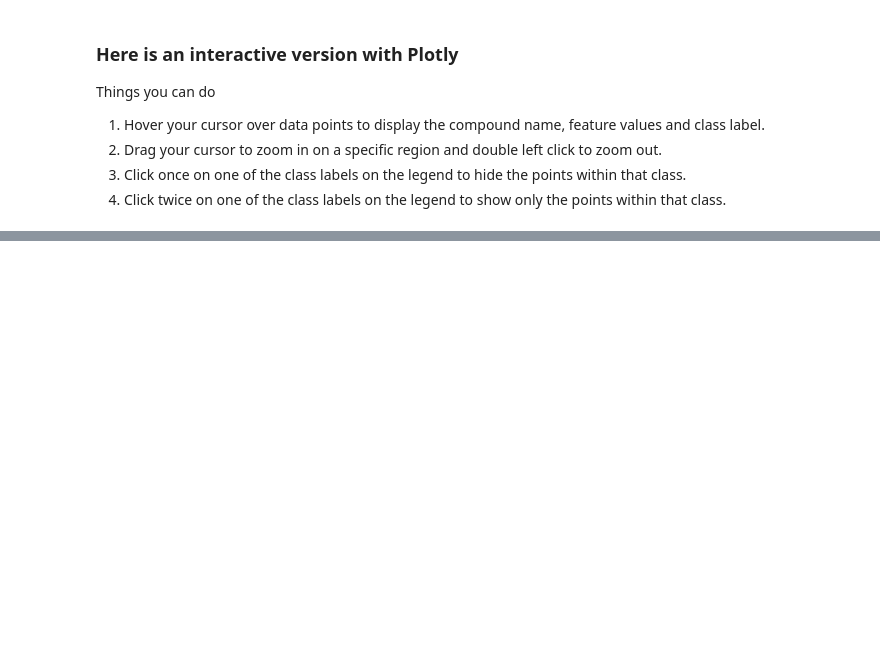
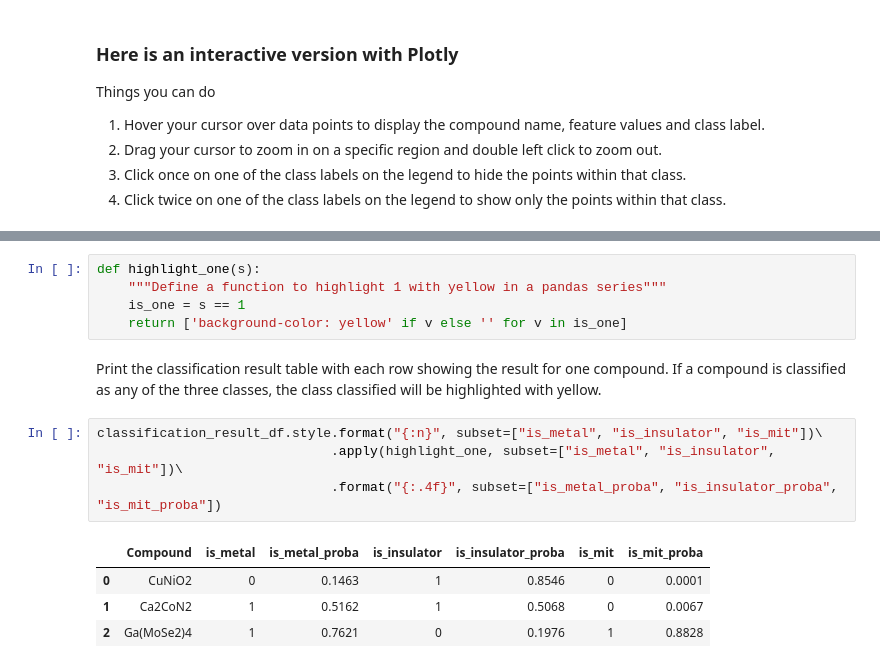
Before and after one commit to rpw199912j/mit_model_code, a Jupyter notebook: notebooks/pipeline_demo.ipynb, the cells around one changed output, grey strips where cells are left out. Saved outputs shown, nothing was run; the diff lists cells and outputs as text; blank space fills up the shorter version.

```diff
--- a/notebooks/pipeline_demo.ipynb
+++ b/notebooks/pipeline_demo.ipynb
@@ -286,0 +387,16 @@ IFrame(src='../plots/new_struct_mendeleev_cov_radius.html', width=1100, height=1
+# %%
+def highlight_one(s):
+    """Define a function to highlight 1 with yellow in a pandas series"""
+    is_one = s == 1
+    return ['background-color: yellow' if v else '' for v in is_one]
+# %% [markdown]
+Print the classification result table with each row showing the result for one compound. If a compound is classified as any of the three classes, the class classified will be highlighted with yellow.
+# %%
+classification_result_df.style.format("{:n}", subset=["is_metal", "is_insulator", "is_mit"])\
+                              .apply(highlight_one, subset=["is_metal", "is_insulator", "is_mit"])\
+                              .format("{:.4f}", subset=["is_metal_proba", "is_insulator_proba", "is_mit_proba"])
+# %% [output]
+|  | Compound | is_metal | is_metal_proba | is_insulator | is_insulator_proba | is_mit | is_mit_proba |
+| 0 | CuNiO2 | 0 | 0.1463 | 1 | 0.8546 | 0 | 0.0001 |
+| 1 | Ca2CoN2 | 1 | 0.5162 | 1 | 0.5068 | 0 | 0.0067 |
+| 2 | Ga(MoSe2)4 | 1 | 0.7621 | 0 | 0.1976 | 1 | 0.8828 |
```
Also changed, not shown: parts of 18 cells of this notebook.
